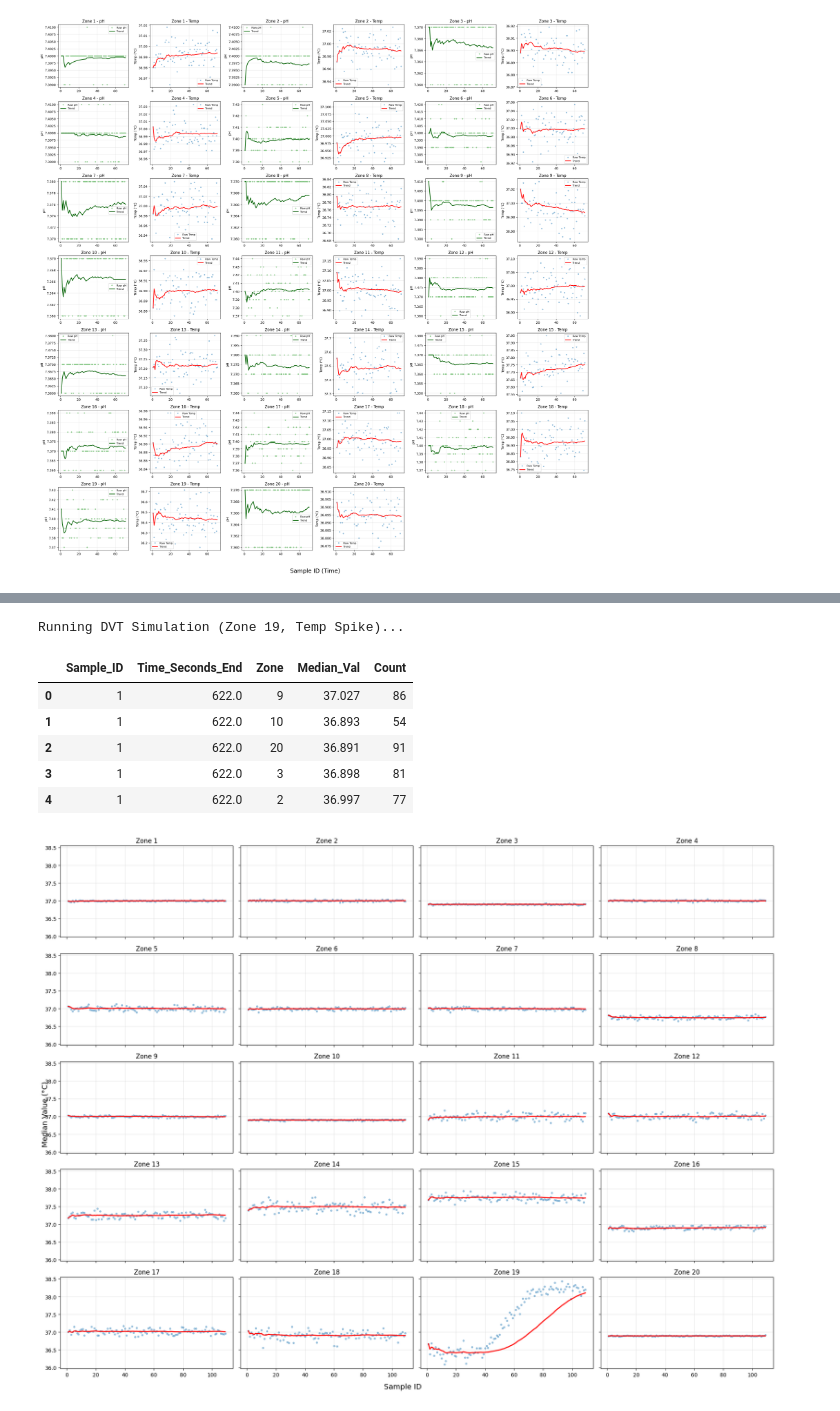
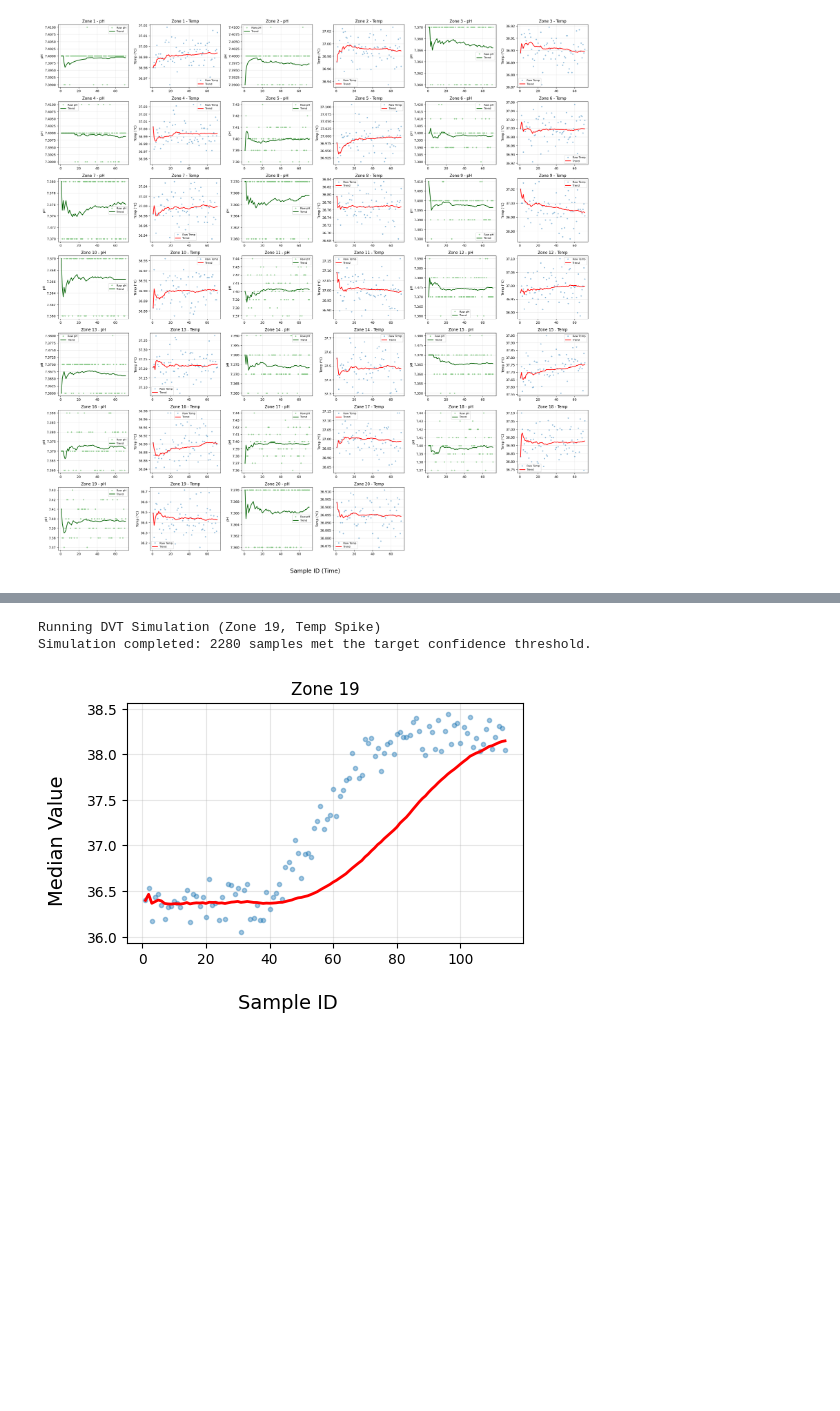
Before and after one commit to Volpi22/Sim_01_Toy_Tests, a Jupyter notebook: Tests.ipynb, the cells around one changed output, grey strips where cells are left out. Saved outputs shown, nothing was run; the diff lists cells and outputs as text; code cells hidden in the pictures; blank space fills up the shorter version.

```diff
--- a/Tests.ipynb
+++ b/Tests.ipynb
@@ -145,27 +140,21 @@ Running Stroke Simulation (Zone 7, pH Drop)...
 # %%
 # 2. Simulate Deep Vein Thrombosis (Zone 19)
-print("Running DVT Simulation (Zone 19, Temp Spike)...")
+print("Running DVT Simulation (Zone 19, Temp Spike)")
 final_report_dvt = simulator.run_single_disease(
     alpha=0.3,
-    beta=0.01, # Temp sensor is highly accurate
+    beta=0.01,
     disease_key='dvt_temp'
 )
 
 if final_report_dvt is not None and not final_report_dvt.empty:
-    display(final_report_dvt.head())
+    print(f"Simulation completed: {len(final_report_dvt)} samples met the target confidence threshold.")
 
-    # Plot the 5x4 grid. Look at Zone 19 to see the localized fever spike!
-    plot_zone_trends(final_report_dvt)
+    plot_zone_trends(final_report_dvt, target_zones=[19])
 else:
     print("Simulation completed: No samples met the target confidence threshold.")
 # %% [output]
-Running DVT Simulation (Zone 19, Temp Spike)...
+Running DVT Simulation (Zone 19, Temp Spike)
+Simulation completed: 2280 samples met the target confidence threshold.
-|  | Sample_ID | Time_Seconds_End | Zone | Median_Val | Count |
-| 0 | 1 | 622.0 | 9 | 37.027 | 86 |
-| 1 | 1 | 622.0 | 10 | 36.893 | 54 |
-| 2 | 1 | 622.0 | 20 | 36.891 | 91 |
-| 3 | 1 | 622.0 | 3 | 36.898 | 81 |
-| 4 | 1 | 622.0 | 2 | 36.997 | 77 |
-[figure, old version]
+[figure, new version]
 # %%
 # 3. Simulate Severe Acute Pyelonephritis (Zone 16)
```
Also changed, not shown: parts of 2 cells of this notebook, 2 other files.
